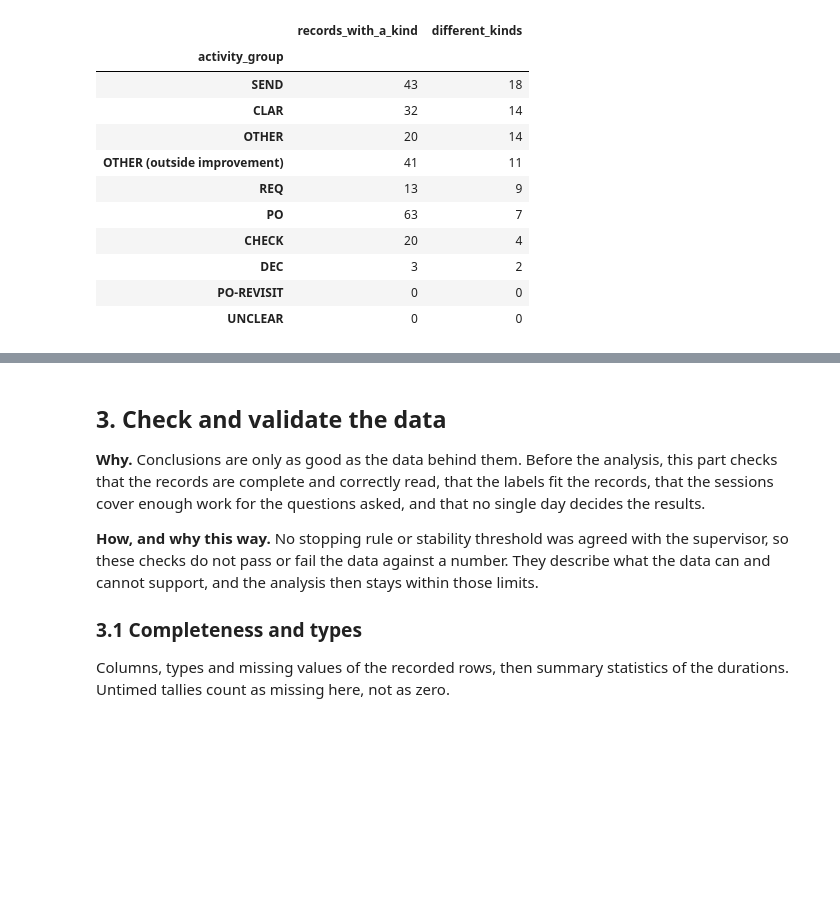
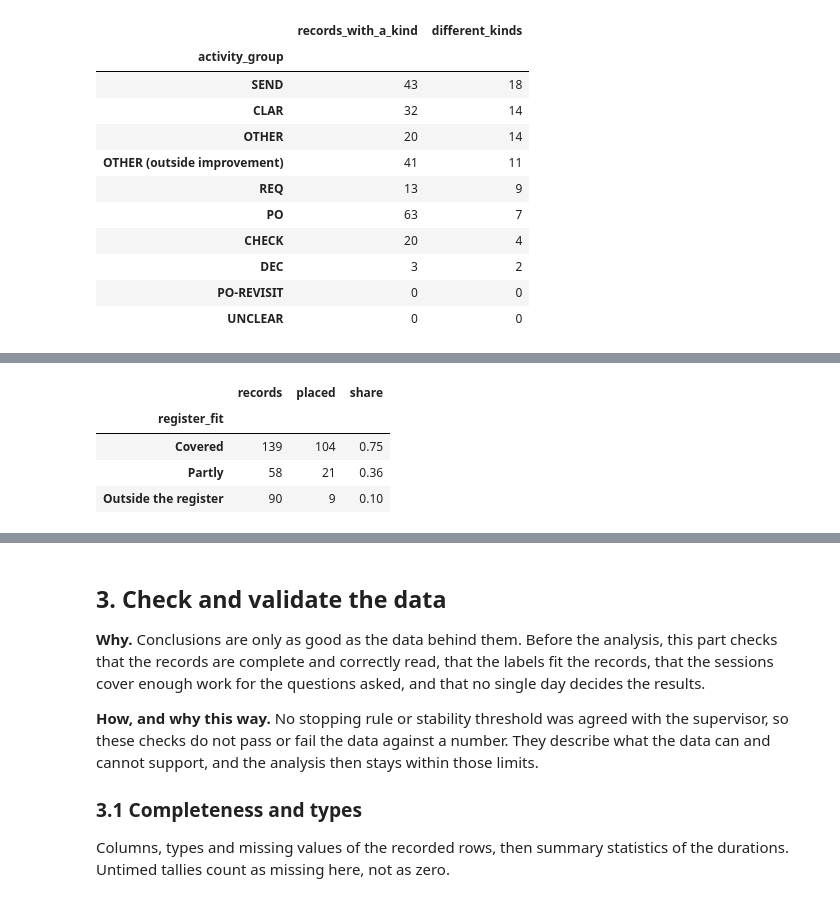
Before and after one commit to Luuuuuig/Bachelor-End-Project, a Jupyter notebook: Arno_Analysis_2026_10_02.ipynb, the cells around one changed output, grey strips where cells are left out. Saved outputs shown, nothing was run; the diff lists cells and outputs as text; code cells hidden in the pictures; blank space fills up the shorter version.

```diff
--- a/Arno_Analysis_2026_10_02.ipynb
+++ b/Arno_Analysis_2026_10_02.ipynb
@@ -126,11 +127,18 @@ kinds = pd.read_csv(repo + "docs/measurement/Kinds_Of_Work_Rows_2026-09-30.csv",
 kind_map = pd.read_csv(repo + "docs/measurement/Kinds_Framework_Map_2026-10-06.csv", keep_default_na=False).set_index("kind_id")
 causes = pd.read_csv(repo + "docs/analyze/Arno_Causes_Draft_2026-10-06.csv", keep_default_na=False).set_index("id")
 
+# Task IDs of the 31-task register, assigned to each record on 21 and 25 September (now archived)
+task_ids = pd.concat([
+    pd.read_csv(repo + "docs/archive/measurement/Activity_Framework_Enriched_Observations_2026-09-21.csv").query("Session == 'Baseline'"),
+    pd.read_csv(repo + "docs/archive/measurement/23_September_Enriched_Rows_2026-09-25.csv"),
+], ignore_index=True)
+
 print("Observation records:", len(observations))
 print("Sessions in the time register:", len(register))
 print("Rows in the kinds-of-work labels:", len(kinds))
 print("Kinds of work in the framework map:", len(kind_map))
 print("Draft causes:", len(causes))
+print("Records with a September Task ID:", len(task_ids))
 # %% [output]
 Observation records: 287
 Sessions in the time register: 5
@@ -256,0 +270,20 @@ kinds_per_code.sort_values("different_kinds", ascending=False)
+# %%
+# How far did the 31-task register cover the records? (Task IDs of 21 and 25 September)
+task_ids["date"] = pd.to_datetime(task_ids["Date"])
+task_fit = labelled.merge(
+    task_ids[["date", "Source row", "Current Task IDs", "Register status and confidence"]].rename(columns={"Source row": "source_row"}),
+    on=["date", "source_row"], how="left", validate="one_to_one")
+task_fit["register_result"] = task_fit["Register status and confidence"].str.split(" /").str[0].map({
+    "Mapped": "Placed on a register task",
+    "Mixed": "Placed on a register task",
+    "Unresolved": "Note does not show which task",
+    "U": "Work not in the register",
+})
+
+register_cover = task_fit["register_result"].value_counts().to_frame("records")
+register_cover["share_pct"] = (register_cover["records"] / len(task_fit) * 100).round(1)
+
+assigned_tasks = task_fit["Current Task IDs"].astype(str).str.split(";").explode()
+print("Register tasks ever assigned:", assigned_tasks.loc[assigned_tasks.ne("unassigned")].nunique(), "of 31")
+print("Records with a kind of work:", has_kind.sum(), "of", len(labelled))
+register_cover
@@ -304,0 +353,13 @@ Name: count, dtype: int64
+# %%
+# Check the links against September: how often were the records of each group placed on a register task then?
+task_check = task_fit.assign(kind_id=task_fit["kinds"].str.split(";")).explode("kind_id")
+task_check = task_check.loc[task_check["kind_id"].ne("")].join(kind_map["register_fit"], on="kind_id")
+task_check["placed_in_september"] = task_check["register_result"].eq("Placed on a register task")
+(task_check.groupby("register_fit")["placed_in_september"].agg(records="size", placed="sum", share="mean").round(2)
+ .reindex(["Covered", "Partly", "Outside the register"]))
+# %% [output]
+|  | records | placed | share |
+| register_fit |  |  |  |
+| Covered | 139 | 104 | 0.75 |
+| Partly | 58 | 21 | 0.36 |
+| Outside the register | 90 | 9 | 0.10 |
```
Also changed, not shown: parts of 11 cells of this notebook.
